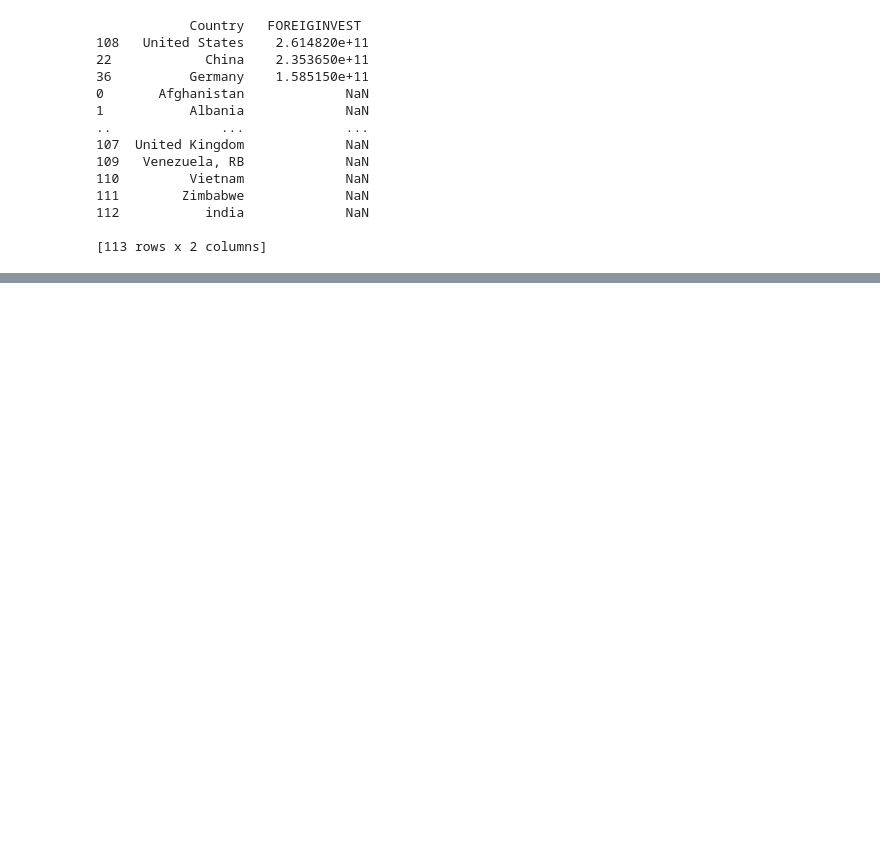
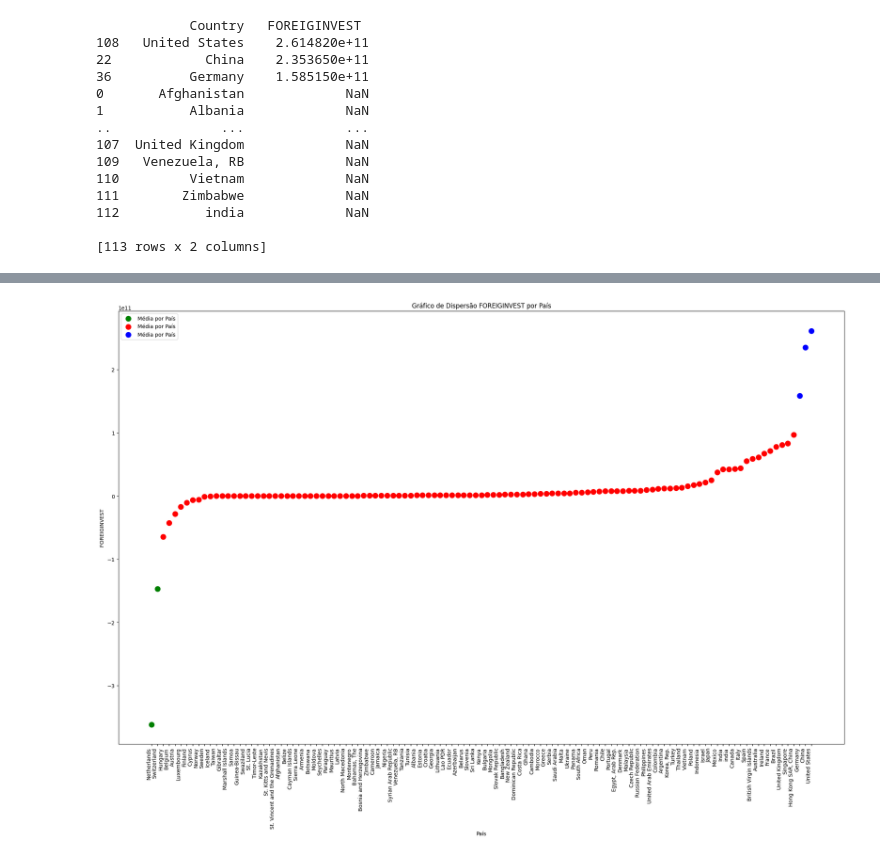
Before and after one commit to AlcirCastro/Intelig-ncia-Artificial-2o-Trabalho-Experimento-de-Aprendizado-N-o-Supervisionado, a Jupyter notebook: K_means_IA_Raised.ipynb, the cells around one changed output, grey strips where cells are left out. Saved outputs shown, nothing was run; the diff lists cells and outputs as text; code cells hidden in the pictures; blank space fills up the shorter version.

```diff
--- a/K_means_IA_Raised.ipynb
+++ b/K_means_IA_Raised.ipynb
@@ -348,0 +415,38 @@ print(sorted_grouped_df)
+# %%
+alice_df = alice_df.dropna(subset=[' FOREIGINVEST '])
+
+mean_esg_by_country = alice_df.groupby('Country')[' FOREIGINVEST '].mean().reset_index()
+
+mean_esg_by_country_sorted = mean_esg_by_country.sort_values(by=' FOREIGINVEST ')
+
+cluster1_df = cluster1_df.dropna(subset=[' FOREIGINVEST '])
+
+mean_esg_by_countrys = cluster1_df.groupby('Country')[' FOREIGINVEST '].mean().reset_index()
+
+mean_esg_by_country_sorteds = mean_esg_by_countrys.sort_values(by=' FOREIGINVEST ')
+
+cluster2_df = cluster2_df.dropna(subset=[' FOREIGINVEST '])
+
+mean_esg_by_countrys2 = cluster2_df.groupby('Country')[' FOREIGINVEST '].mean().reset_index()
+
+mean_esg_by_country_sorteds2 = mean_esg_by_countrys2.sort_values(by=' FOREIGINVEST ')
+
+plt.figure(figsize=(25, 15))
+plt.scatter(mean_esg_by_country_sorteds2["Country"], mean_esg_by_country_sorteds2[" FOREIGINVEST "], color='green', s=100, label='Média por País')
+plt.scatter(mean_esg_by_country_sorted["Country"], mean_esg_by_country_sorted[" FOREIGINVEST "], color='red', s=100, label='Média por País')
+plt.scatter(mean_esg_by_country_sorteds["Country"], mean_esg_by_country_sorteds[" FOREIGINVEST "], color='blue', s=100, label='Média por País')
+
+plt.xticks(rotation=90, ha='right')
+
+
+plt.xlabel('País')
+plt.ylabel(' FOREIGINVEST ')
+plt.title('Gráfico de Dispersão FOREIGINVEST por País')
+
+
+plt.legend()
+
+
+plt.show()
+# %% [output]
+[figure, added]
```
Also changed, not shown: parts of 16 cells of this notebook.
